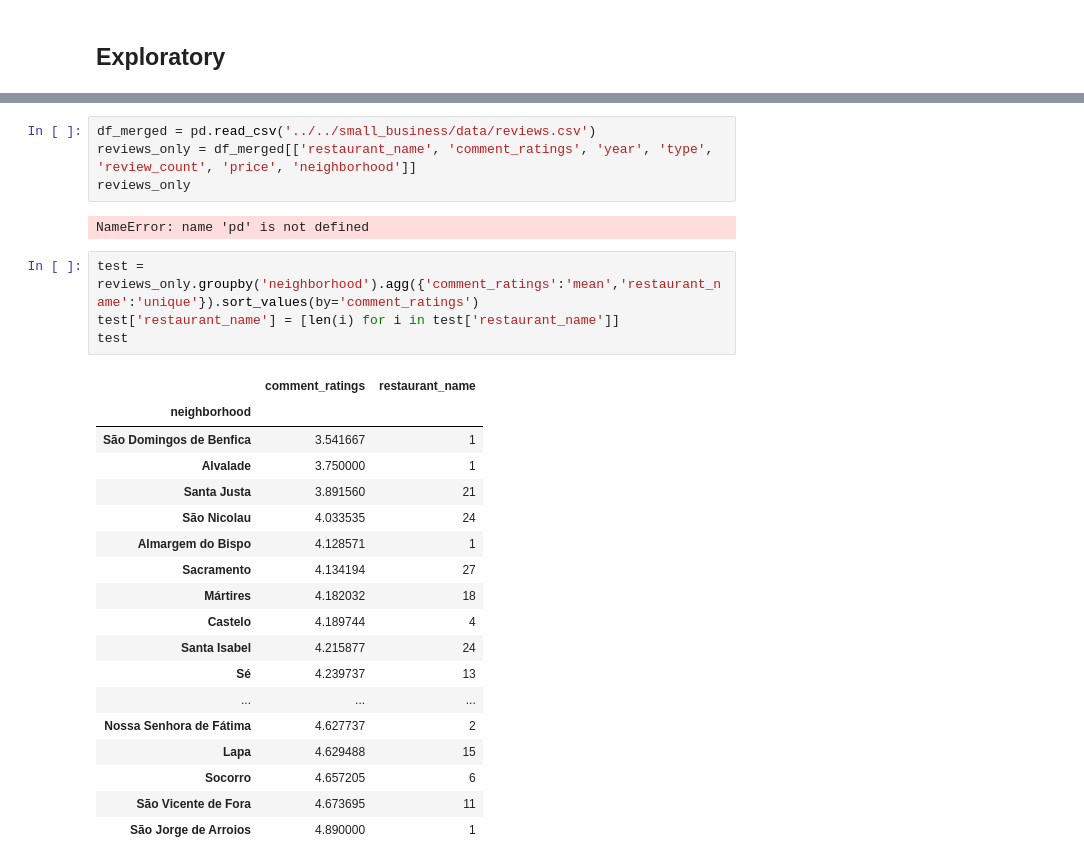
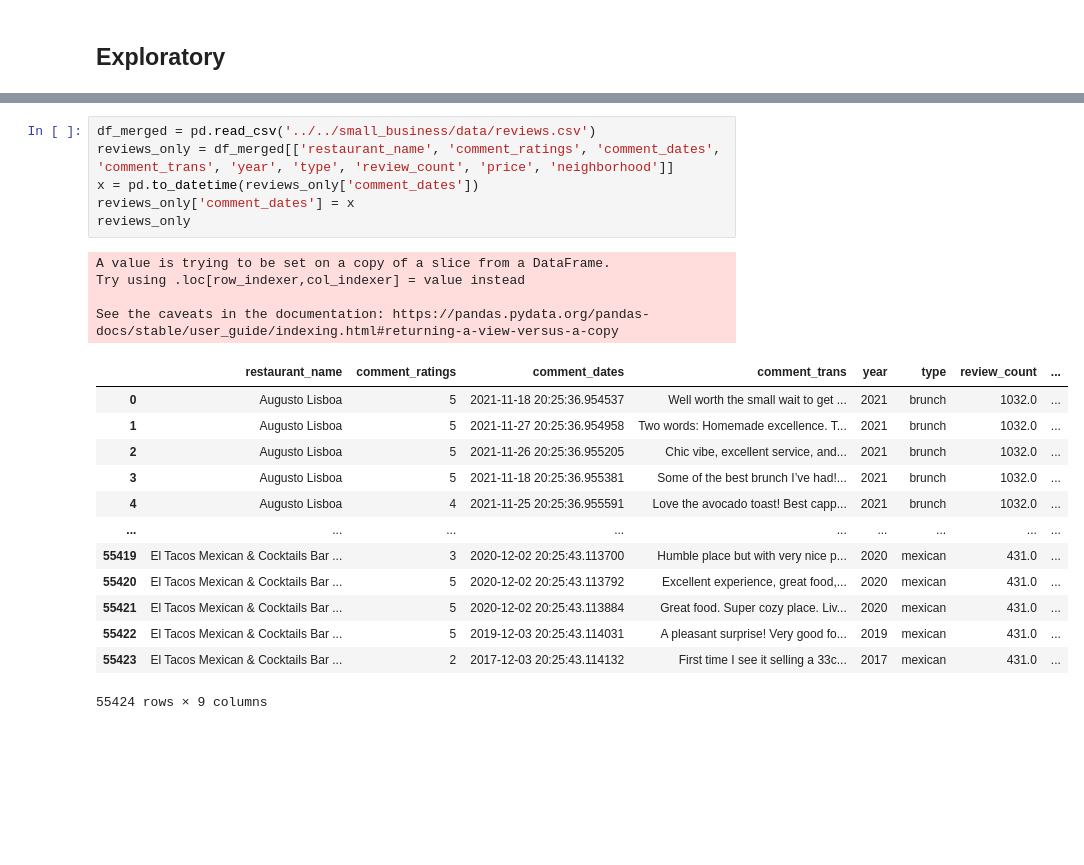
Before and after one commit to MalouO/small_business, a Jupyter notebook: notebooks/2_Exploratory/Reviews.ipynb, the cells around one changed output, grey strips where cells are left out. Cells and saved outputs as stored; diff of their text form; blank space fills up the shorter version.

```diff
--- a/notebooks/2_Exploratory/Reviews.ipynb
+++ b/notebooks/2_Exploratory/Reviews.ipynb
@@ -5,29 +14,24 @@ im
 # %%
 df_merged = pd.read_csv('../../small_business/data/reviews.csv')
-reviews_only = df_merged[['restaurant_name', 'comment_ratings', 'year', 'type', 'review_count', 'price', 'neighborhood']]
+reviews_only = df_merged[['restaurant_name', 'comment_ratings', 'comment_dates', 'comment_trans', 'year', 'type', 'review_count', 'price', 'neighborhood']]
+x = pd.to_datetime(reviews_only['comment_dates'])
+reviews_only['comment_dates'] = x
 reviews_only
 # %% [output]
-NameError: name 'pd' is not defined
+A value is trying to be set on a copy of a slice from a DataFrame.
+Try using .loc[row_indexer,col_indexer] = value instead
+
+See the caveats in the documentation: https://pandas.pydata.org/pandas-docs/stable/user_guide/indexing.html#returning-a-view-versus-a-copy
+|  | restaurant_name | comment_ratings | comment_dates | comment_trans | year | type | review_count | ... |
+| 0 | Augusto Lisboa | 5 | 2021-11-18 20:25:36.954537 | Well worth the small wait to get ... | 2021 | brunch | 1032.0 | ... |
+| 1 | Augusto Lisboa | 5 | 2021-11-27 20:25:36.954958 | Two words: Homemade excellence. T... | 2021 | brunch | 1032.0 | ... |
+| 2 | Augusto Lisboa | 5 | 2021-11-26 20:25:36.955205 | Chic vibe, excellent service, and... | 2021 | brunch | 1032.0 | ... |
+| 3 | Augusto Lisboa | 5 | 2021-11-18 20:25:36.955381 | Some of the best brunch I’ve had!... | 2021 | brunch | 1032.0 | ... |
+| 4 | Augusto Lisboa | 4 | 2021-11-25 20:25:36.955591 | Love the avocado toast! Best capp... | 2021 | brunch | 1032.0 | ... |
+| ... | ... | ... | ... | ... | ... | ... | ... | ... |
+| 55419 | El Tacos Mexican & Cocktails Bar ... | 3 | 2020-12-02 20:25:43.113700 | Humble place but with very nice p... | 2020 | mexican | 431.0 | ... |
+| 55420 | El Tacos Mexican & Cocktails Bar ... | 5 | 2020-12-02 20:25:43.113792 | Excellent experience, great food,... | 2020 | mexican | 431.0 | ... |
+| 55421 | El Tacos Mexican & Cocktails Bar ... | 5 | 2020-12-02 20:25:43.113884 | Great food. Super cozy place. Liv... | 2020 | mexican | 431.0 | ... |
+| 55422 | El Tacos Mexican & Cocktails Bar ... | 5 | 2019-12-03 20:25:43.114031 | A pleasant surprise! Very good fo... | 2019 | mexican | 431.0 | ... |
+| 55423 | El Tacos Mexican & Cocktails Bar ... | 2 | 2017-12-03 20:25:43.114132 | First time I see it selling a 33c... | 2017 | mexican | 431.0 | ... |
+55424 rows × 9 columns
-# %%
-test = reviews_only.groupby('neighborhood').agg({'comment_ratings':'mean','restaurant_name':'unique'}).sort_values(by='comment_ratings')
-test['restaurant_name'] = [len(i) for i in test['restaurant_name']]
-test
-# %% [output]
-|  | comment_ratings | restaurant_name |
-| neighborhood |  |  |
-| São Domingos de Benfica | 3.541667 | 1 |
-| Alvalade | 3.750000 | 1 |
-| Santa Justa | 3.891560 | 21 |
-| São Nicolau | 4.033535 | 24 |
-| Almargem do Bispo | 4.128571 | 1 |
-| Sacramento | 4.134194 | 27 |
-| Mártires | 4.182032 | 18 |
-| Castelo | 4.189744 | 4 |
-| Santa Isabel | 4.215877 | 24 |
-| Sé | 4.239737 | 13 |
-| ... | ... | ... |
-| Nossa Senhora de Fátima | 4.627737 | 2 |
-| Lapa | 4.629488 | 15 |
-| Socorro | 4.657205 | 6 |
-| São Vicente de Fora | 4.673695 | 11 |
-| São Jorge de Arroios | 4.890000 | 1 |
```
Also changed, not shown: parts of 16 cells of this notebook, 1 other file.
